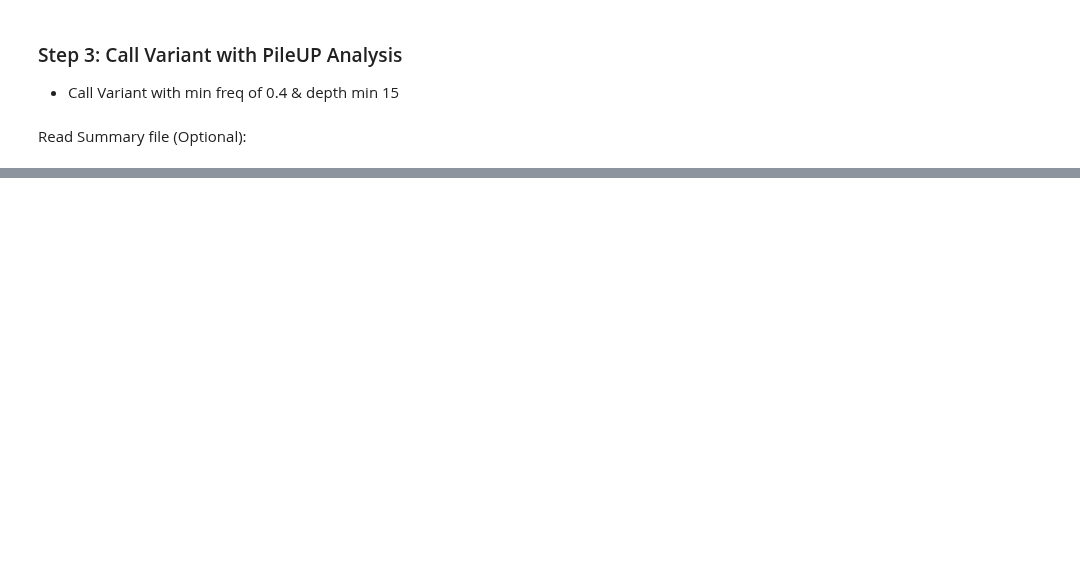
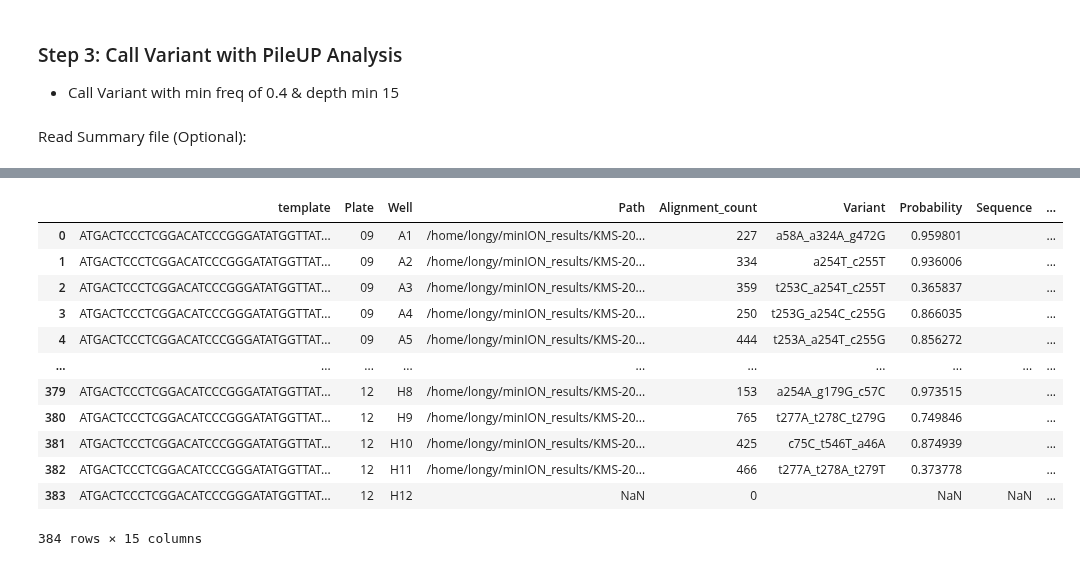
Before and after one commit to fhalab/LevSeq, a Jupyter notebook: examples/run_minION_SW.ipynb, the cells around one changed output, grey strips where cells are left out. Saved outputs shown, nothing was run; the diff lists cells and outputs as text; code cells hidden in the pictures; blank space fills up the shorter version.

```diff
--- a/examples/run_minION_SW.ipynb
+++ b/examples/run_minION_SW.ipynb
@@ -202,0 +668,26 @@ variant_df
+# %%
+Well = df_variants_['Well'].tolist()
+column = [Well[i].strip('ABCDEFGH') for Well[i] in Well]
+row = [Well[i].rstrip('0123456789') for Well[i] in Well]
+# %%
+df_variants_['Row'] = row
+df_variants_['Column'] = column
+# %%
+df_variants_['Plate'] = df_variants_['Plate'].astype(str)
+# %%
+df_variants_.loc[df_variants_['Plate'] == '9', ['Plate']] = '09'
+df_variants_
+# %% [output]
+|  | template | Plate | Well | Path | Alignment_count | Variant | Probability | Sequence | ... |
+| 0 | ATGACTCCCTCGGACATCCCGGGATATGGTTAT... | 09 | A1 | /home/longy/minION_results/KMS-20... | 227 | a58A_a324A_g472G | 0.959801 |  | ... |
+| 1 | ATGACTCCCTCGGACATCCCGGGATATGGTTAT... | 09 | A2 | /home/longy/minION_results/KMS-20... | 334 | a254T_c255T | 0.936006 |  | ... |
+| 2 | ATGACTCCCTCGGACATCCCGGGATATGGTTAT... | 09 | A3 | /home/longy/minION_results/KMS-20... | 359 | t253C_a254T_c255T | 0.365837 |  | ... |
+| 3 | ATGACTCCCTCGGACATCCCGGGATATGGTTAT... | 09 | A4 | /home/longy/minION_results/KMS-20... | 250 | t253G_a254C_c255G | 0.866035 |  | ... |
+| 4 | ATGACTCCCTCGGACATCCCGGGATATGGTTAT... | 09 | A5 | /home/longy/minION_results/KMS-20... | 444 | t253A_a254T_c255G | 0.856272 |  | ... |
+| ... | ... | ... | ... | ... | ... | ... | ... | ... | ... |
+| 379 | ATGACTCCCTCGGACATCCCGGGATATGGTTAT... | 12 | H8 | /home/longy/minION_results/KMS-20... | 153 | a254A_g179G_c57C | 0.973515 |  | ... |
+| 380 | ATGACTCCCTCGGACATCCCGGGATATGGTTAT... | 12 | H9 | /home/longy/minION_results/KMS-20... | 765 | t277A_t278C_t279G | 0.749846 |  | ... |
+| 381 | ATGACTCCCTCGGACATCCCGGGATATGGTTAT... | 12 | H10 | /home/longy/minION_results/KMS-20... | 425 | c75C_t546T_a46A | 0.874939 |  | ... |
+| 382 | ATGACTCCCTCGGACATCCCGGGATATGGTTAT... | 12 | H11 | /home/longy/minION_results/KMS-20... | 466 | t277A_t278A_t279T | 0.373778 |  | ... |
+| 383 | ATGACTCCCTCGGACATCCCGGGATATGGTTAT... | 12 | H12 | NaN | 0 |  | NaN | NaN | ... |
+384 rows × 15 columns
```
Also changed, not shown: parts of 25 cells of this notebook.
